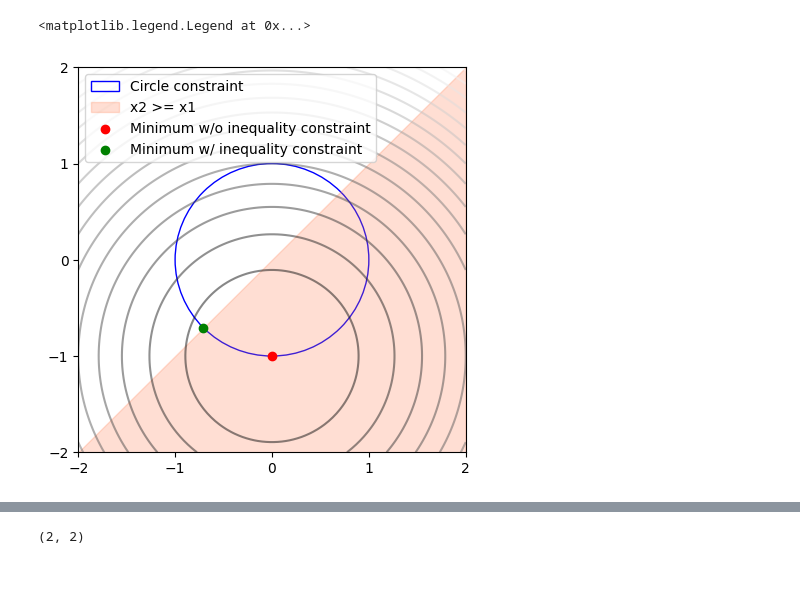
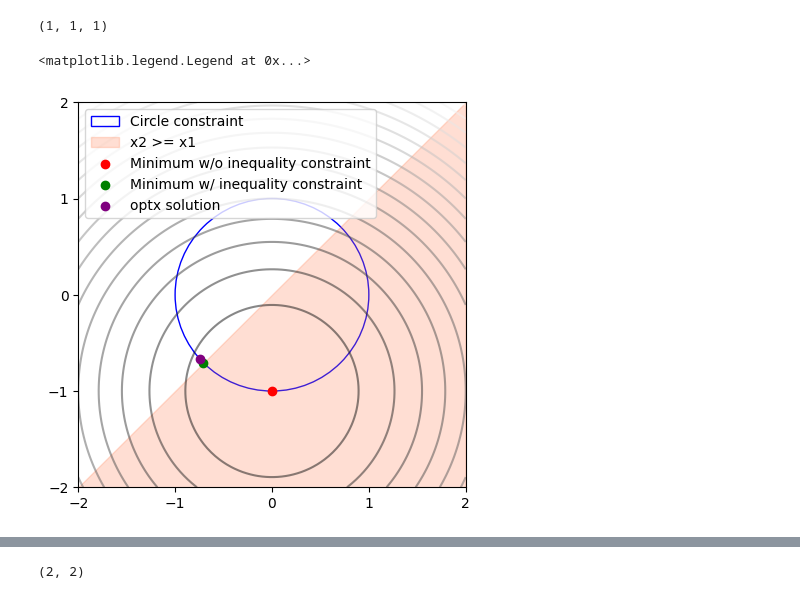
Before and after one commit to patrick-kidger/optimistix, a Jupyter notebook: Prototyping.ipynb, the cells around one changed output, grey strips where cells are left out. Saved outputs shown, nothing was run; the diff lists cells and outputs as text; code cells hidden in the pictures.

```diff
--- a/Prototyping.ipynb
+++ b/Prototyping.ipynb
@@ -1,8 +1,36 @@
+# %%
+import jax
+import jax.numpy as jnp
+
+
+def constraint(y):
+    x1, x2 = y
+    c1 = x1 - x2
+    c2 = x1**2 + x2**2 - 1
+    c3 = x1 - 3
+    return jnp.array([c1, c2]), jnp.array(c3)
+
+
+y0 = jnp.ones(2)
+
+equality_hessians, inequality_hessians = jax.hessian(constraint)(y0)
+
+equality_hessians.shape
+
+duals = (jnp.ones(2), jnp.ones(1))
+
+jnp.ones((1, 1)).size, jnp.ones((1,)).size, jnp.ones(()).size
+# %% [output]
+(1, 1, 1)
 # %%
 import equinox as eqx
+import jax
 import jax.numpy as jnp
 import matplotlib.pyplot as plt
 import optimistix as optx
+
+
+jax.config.update("jax_enable_x64", True)
 
 
 def objective(y, args):
@@ -20,32 +48,33 @@ def constraint(y):
 
 fig, ax = plt.subplots(1, 1, figsize=(5, 5))
 
 x = jnp.linspace(-2, 2, 100)
 y = jnp.linspace(-2, 2, 100)
 X, Y = jnp.meshgrid(x, y)
 
 
 def wrapped_objective(y):
     return objective(y, None)
 
 
 Z = wrapped_objective((X, Y))
 
 ax.contour(X, Y, Z, levels=20, alpha=0.5, cmap="Grays_r")
 
 circle = plt.Circle((0, 0), 1, color="blue", fill=False, label="Circle constraint")
 ax.add_patch(circle)
 
 labels = [-2, -1, 0, 1, 2]
 ax.set_xticks(labels)
 ax.set_yticks(labels)
 
 ax.fill_between(x, x, -2, color="coral", alpha=0.25, label="x2 >= x1")
 
 ax.scatter(0, -1, color="red", label="Minimum w/o inequality constraint")
 ax.scatter(-0.707, -0.707, color="green", label="Minimum w/ inequality constraint")
+ax.scatter(*[-0.7475722, -0.66417936], color="purple", label="optx solution")
 ax.legend()
 # %% [output]
 <matplotlib.legend.Legend at 0x...>
-[figure, old version]
+[figure, new version]
 # %%
```
Also changed, not shown: parts of 2 cells of this notebook, 4 other files.
